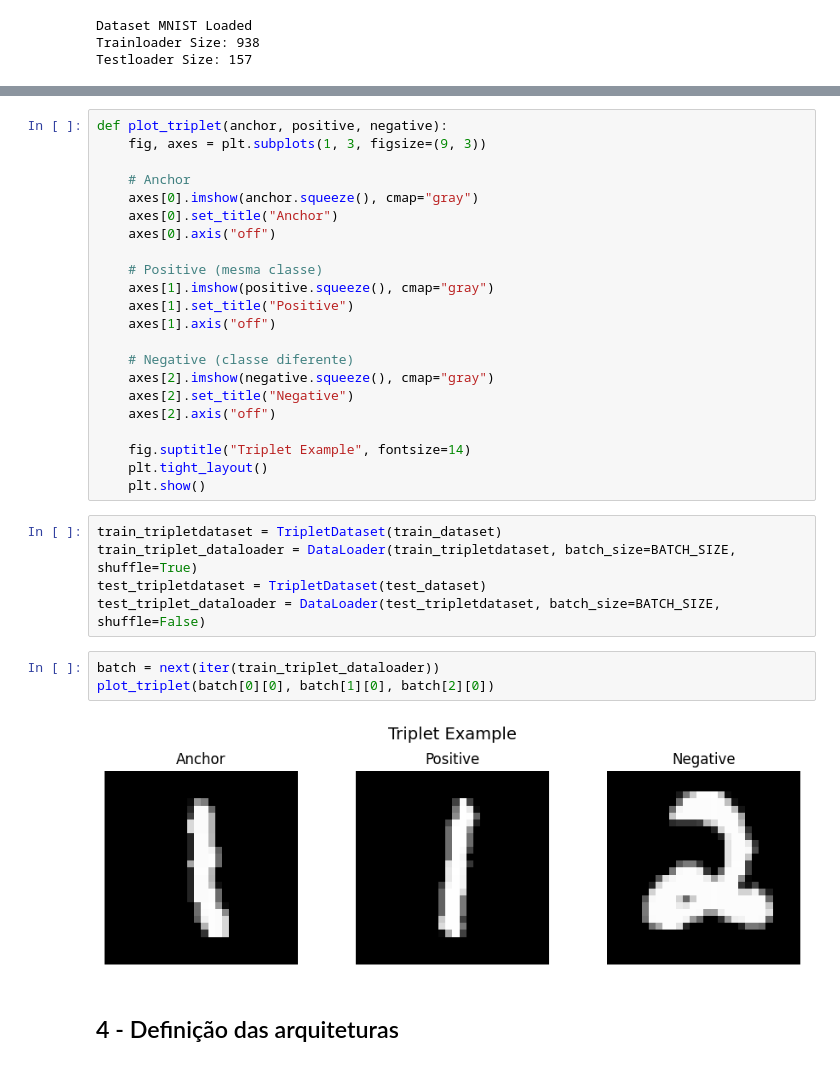
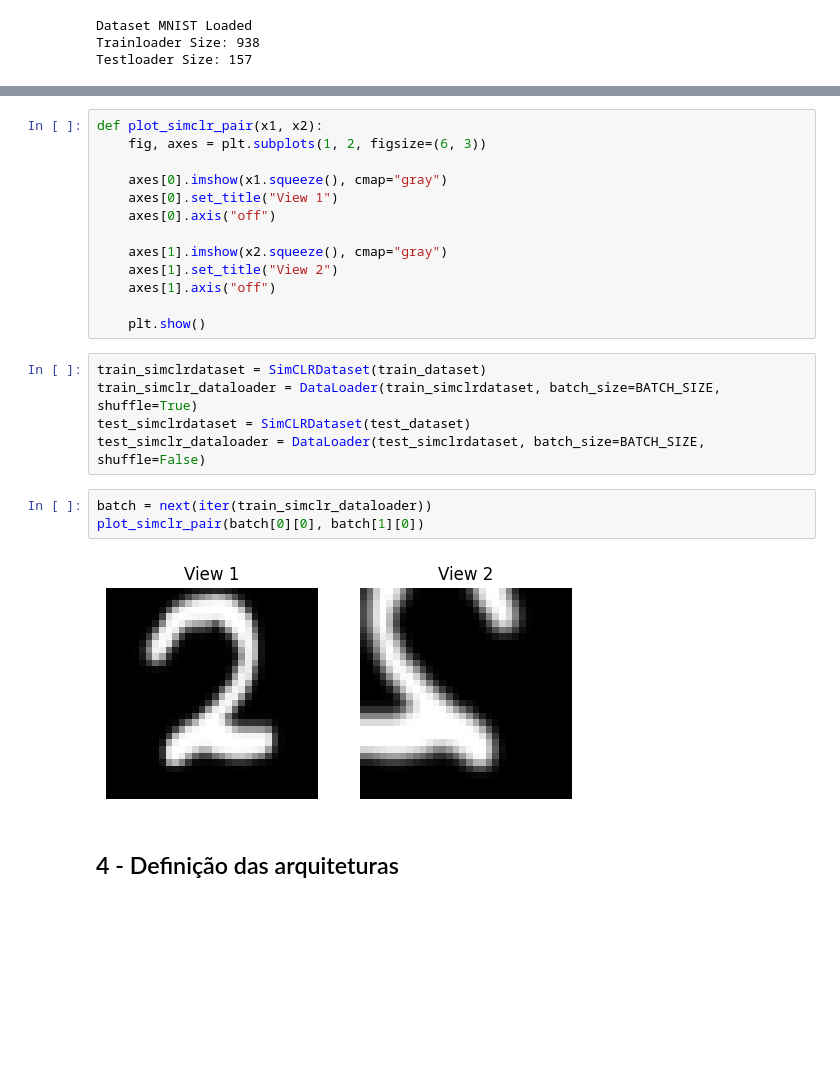
Before and after one commit to Vinimoga/dml-siamese-triplet-simclr, a Jupyter notebook: SimCLR_experiment.ipynb, the cells around one changed output, grey strips where cells are left out. Cells and saved outputs as stored; diff of their text form; blank space fills up the shorter version.

```diff
--- a/SimCLR_experiment.ipynb
+++ b/SimCLR_experiment.ipynb
@@ -137,35 +137,26 @@ torch.Size([64, 1, 28, 28])
 # %%
-def plot_triplet(anchor, positive, negative):
-    fig, axes = plt.subplots(1, 3, figsize=(9, 3))
+def plot_simclr_pair(x1, x2):
+    fig, axes = plt.subplots(1, 2, figsize=(6, 3))
 
-    # Anchor
-    axes[0].imshow(anchor.squeeze(), cmap="gray")
-    axes[0].set_title("Anchor")
+    axes[0].imshow(x1.squeeze(), cmap="gray")
+    axes[0].set_title("View 1")
     axes[0].axis("off")
 
-    # Positive (mesma classe)
-    axes[1].imshow(positive.squeeze(), cmap="gray")
-    axes[1].set_title("Positive")
+    axes[1].imshow(x2.squeeze(), cmap="gray")
+    axes[1].set_title("View 2")
     axes[1].axis("off")
 
-    # Negative (classe diferente)
-    axes[2].imshow(negative.squeeze(), cmap="gray")
-    axes[2].set_title("Negative")
-    axes[2].axis("off")
-
-    fig.suptitle("Triplet Example", fontsize=14)
-    plt.tight_layout()
     plt.show()
 # %%
-train_tripletdataset = TripletDataset(train_dataset)
-train_triplet_dataloader = DataLoader(train_tripletdataset, batch_size=BATCH_SIZE, shuffle=True)
-test_tripletdataset = TripletDataset(test_dataset)
-test_triplet_dataloader = DataLoader(test_tripletdataset, batch_size=BATCH_SIZE, shuffle=False)
+train_simclrdataset = SimCLRDataset(train_dataset)
+train_simclr_dataloader = DataLoader(train_simclrdataset, batch_size=BATCH_SIZE, shuffle=True)
+test_simclrdataset = SimCLRDataset(test_dataset)
+test_simclr_dataloader = DataLoader(test_simclrdataset, batch_size=BATCH_SIZE, shuffle=False)
 # %%
-batch = next(iter(train_triplet_dataloader))
-plot_triplet(batch[0][0], batch[1][0], batch[2][0])
+batch = next(iter(train_simclr_dataloader))
+plot_simclr_pair(batch[0][0], batch[1][0])
 # %% [output]
-[figure, old version]
+[figure, new version]
 # %% [markdown]
 
 ## 4 - Definição das arquiteturas
```
Also changed, not shown: parts of 11 cells of this notebook, 5 other files.
